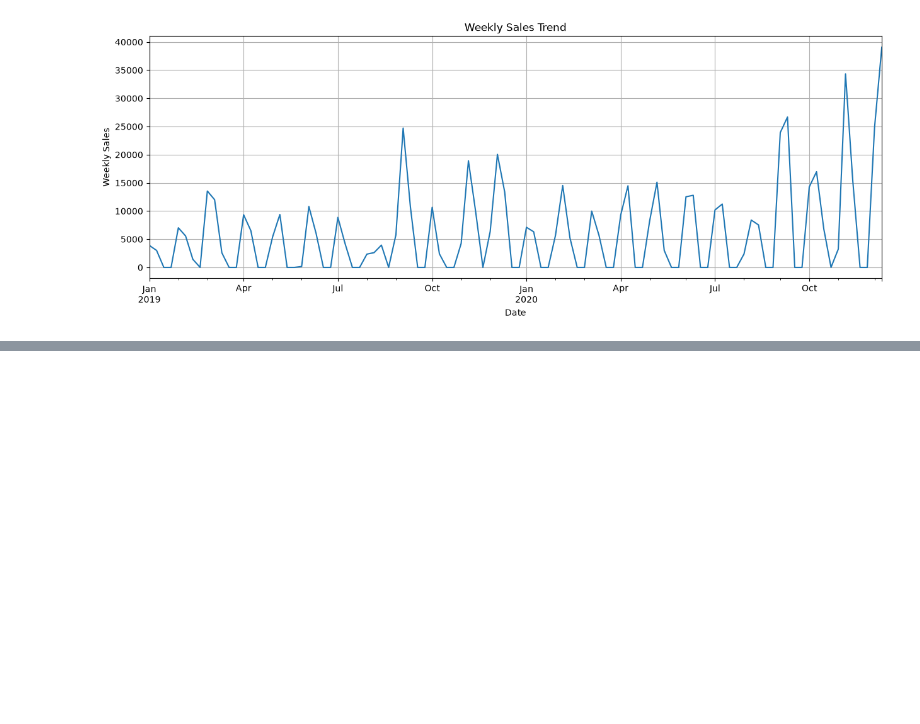
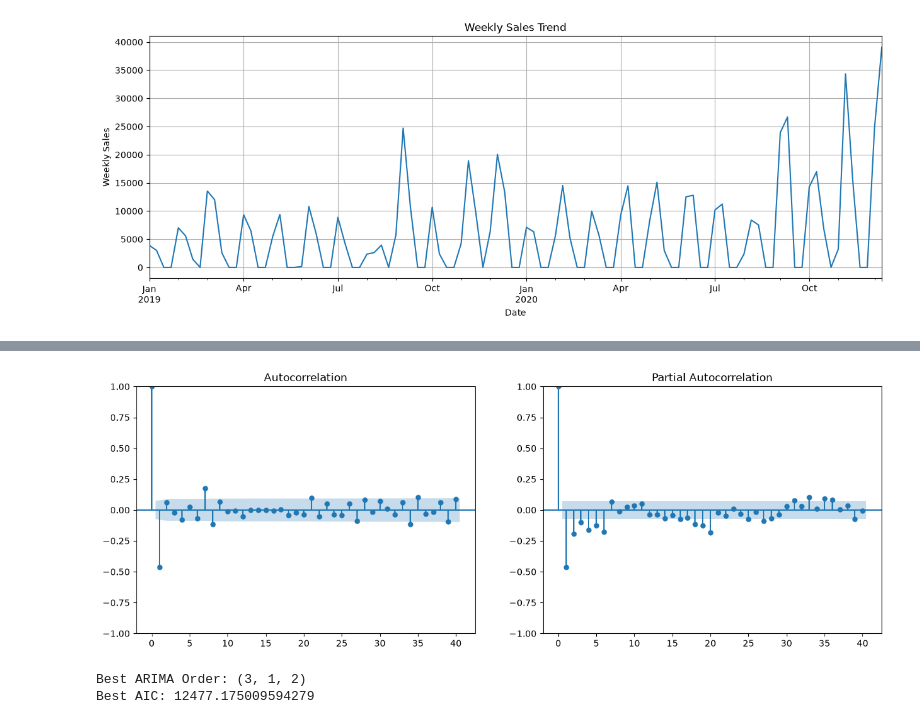
Before and after one commit to Lakshman-2007/Sales_Amazon_DS_1, a Jupyter notebook: program/Amazon_Sales_Analysis.ipynb, the cells around one changed output, grey strips where cells are left out. Saved outputs shown, nothing was run; the diff lists cells and outputs as text; code cells hidden in the pictures; blank space fills up the shorter version.

Commit message:
Updated to implementing in ARIMA model

```diff
--- a/program/Amazon_Sales_Analysis.ipynb
+++ b/program/Amazon_Sales_Analysis.ipynb
@@ -467,0 +518,38 @@ plt.show()
+# %%
+from statsmodels.graphics.tsaplots import plot_acf, plot_pacf
+
+fig, ax = plt.subplots(1, 2, figsize=(15, 5))
+
+plot_acf(sales_diff, lags=40, ax=ax[0])
+plot_pacf(sales_diff, lags=40, ax=ax[1])
+
+plt.show()
+# %% [output]
+[figure, added]
+# %%
+from statsmodels.tsa.arima.model import ARIMA
+import warnings
+
+warnings.filterwarnings("ignore")
+
+best_aic = float("inf")
+best_order = None
+
+for p in range(4):
+    for q in range(4):
+        try:
+            model = ARIMA(daily_sales, order=(p, 1, q))
+            fitted_model = model.fit()
+
+            if fitted_model.aic < best_aic:
+                best_aic = fitted_model.aic
+                best_order = (p, 1, q)
+
+        except:
+            continue
+
+print("Best ARIMA Order:", best_order)
+print("Best AIC:", best_aic)
+# %% [output]
+Best ARIMA Order: (3, 1, 2)
+Best AIC: 12477.175009594279
```
Also changed, not shown: parts of 9 cells of this notebook.
